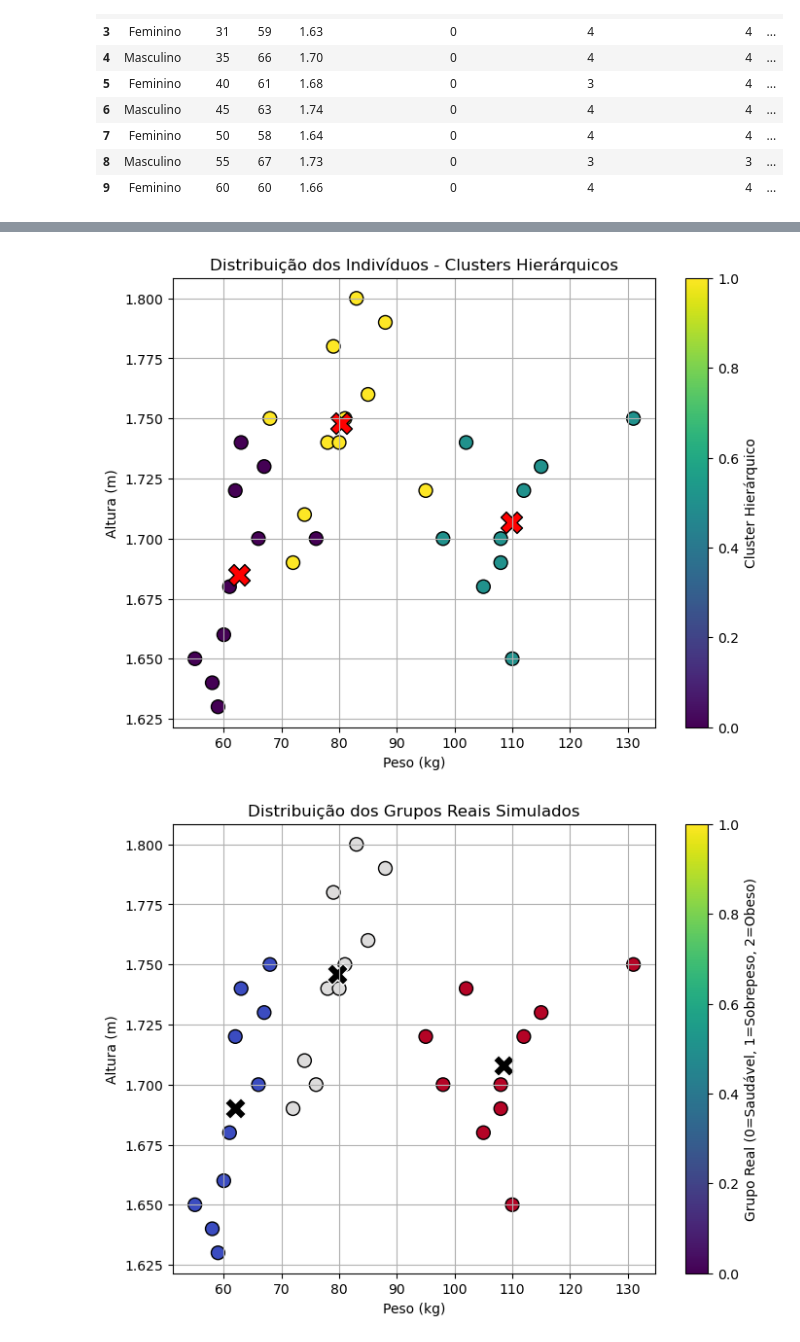
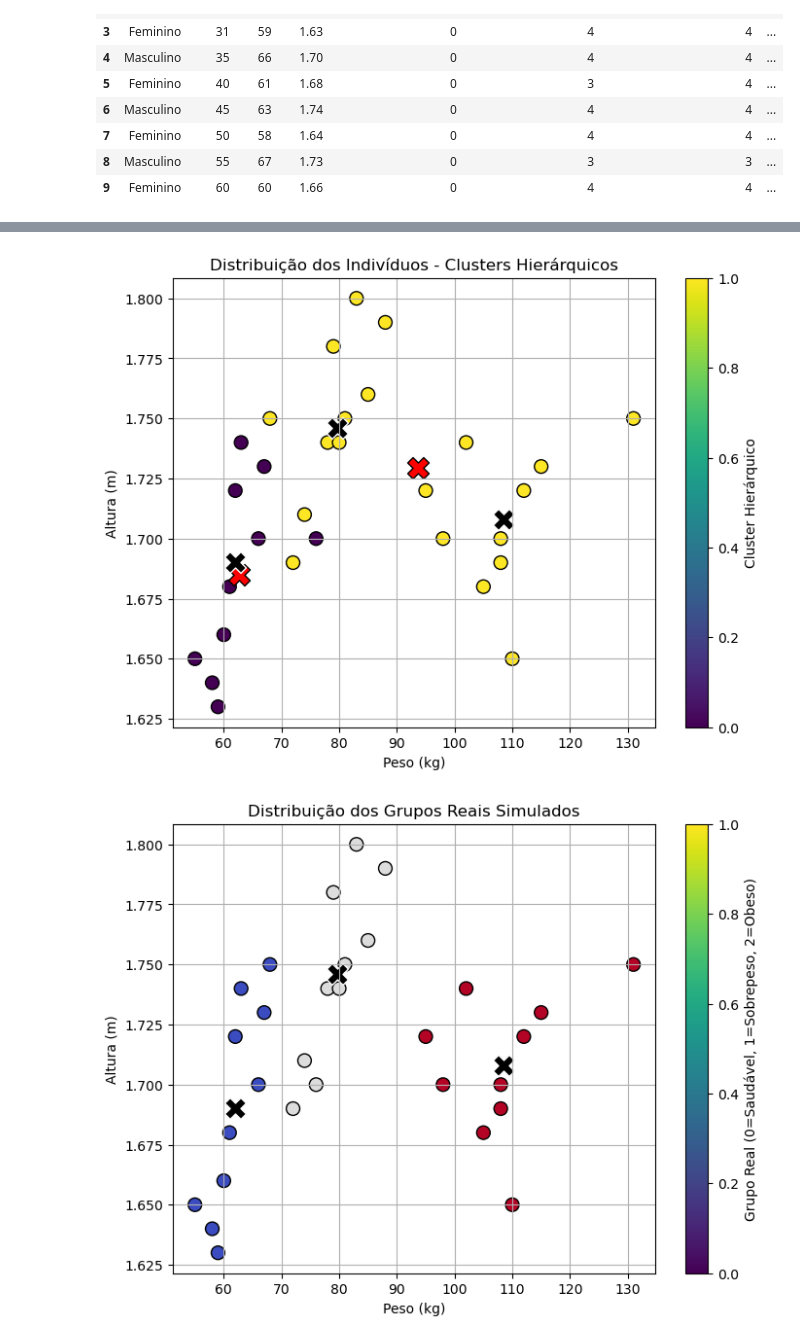
Before and after one commit to Rodrigo-Pinto22/Cluster-Analysis-Obesity-Level, a Jupyter notebook: Cluster_Analysis_Simu.ipynb, the cells around one changed output, grey strips where cells are left out. Cells and saved outputs as stored; diff of their text form; code cells hidden in the pictures.

```diff
--- a/Cluster_Analysis_Simu.ipynb
+++ b/Cluster_Analysis_Simu.ipynb
@@ -165,4 +165,4 @@ X_scaled = scaler.fit_transform(X)
 # %% [markdown]
 ### Tipo de Linkage e Métrica
 # %%
-Z = linkage(X_scaled, method='complete', metric='euclidean')
+Z = linkage(X_scaled, method='single', metric='euclidean')
@@ -212,11 +232,11 @@ from scipy.cluster.hierarchy import linkage, fcluster
 import matplotlib.pyplot as plt
 
 # Distância e método de ligação
-Z = linkage(X_scaled, method='complete', metric='euclidean')
+Z = linkage(X_scaled, method='single', metric='euclidean')
 
 # Testar diferentes números de clusters
 sil_scores = []
-k_values = range(2, 10)
+k_values = range(2, 31)
 
 for k in k_values:
     clusters = fcluster(Z, t=k, criterion='maxclust')
@@ -240,7 +260,7 @@ print(f"➡️ Número inicial de clusters sugerido: {k_otimo} (Silhouette = {ma
 from sklearn.metrics import adjusted_rand_score
 
 # Clusters obtidos com o número ótimo
-clusters_hier = fcluster(Z, t=3, criterion='maxclust')
+clusters_hier = fcluster(Z, t=k_otimo, criterion='maxclust')
 
 # Cálculo do ARI
 ari = adjusted_rand_score(labels_reais, clusters_hier)
@@ -283,0 +318,5 @@ Grupo_Real
+# %%
+import numpy as np
+
+# Converter clusters para inteiros sequenciais começando em 0
+dados_simulados["Cluster_Hierarquico"] = pd.Categorical(dados_simulados["Cluster_Hierarquico"]).codes
@@ -285,34 +377,45 @@ Grupo_Real
 plt.figure(figsize=(8, 6))
 
 # Gráfico de dispersão com cor baseada no cluster encontrado
 plt.scatter(
     dados_simulados["Peso"],
     dados_simulados["Altura"],
     c=dados_simulados["Cluster_Hierarquico"],
     cmap="viridis",
     s=100,
     edgecolor="k"
 )
 
 # Centrões dos clusters
 plt.scatter(
     centroides_calc["Peso"],
     centroides_calc["Altura"],
     c="red",
     s=250,
     marker="X",
     label="Centróide (Cluster Calculado)",
     edgecolor="k"
 )
 
+# Centrões dos grupos reais
+plt.scatter(
+    centroides_reais["Peso"],
+    centroides_reais["Altura"],
+    c="black",
+    s=250,
+    marker="X",
+    label="Centróide (Grupo Real)",
+    edgecolor="white"
+)
+
 plt.title("Distribuição dos Indivíduos - Clusters Hierárquicos")
 plt.xlabel("Peso (kg)")
 plt.ylabel("Altura (m)")
 plt.colorbar(label="Cluster Hierárquico")
 plt.grid(True)
 plt.show()
 # %% [output]
-[figure, old version]
+[figure, new version]
 # %%
 plt.figure(figsize=(8, 6))
 
```
Also changed, not shown: parts of 11 cells of this notebook.
